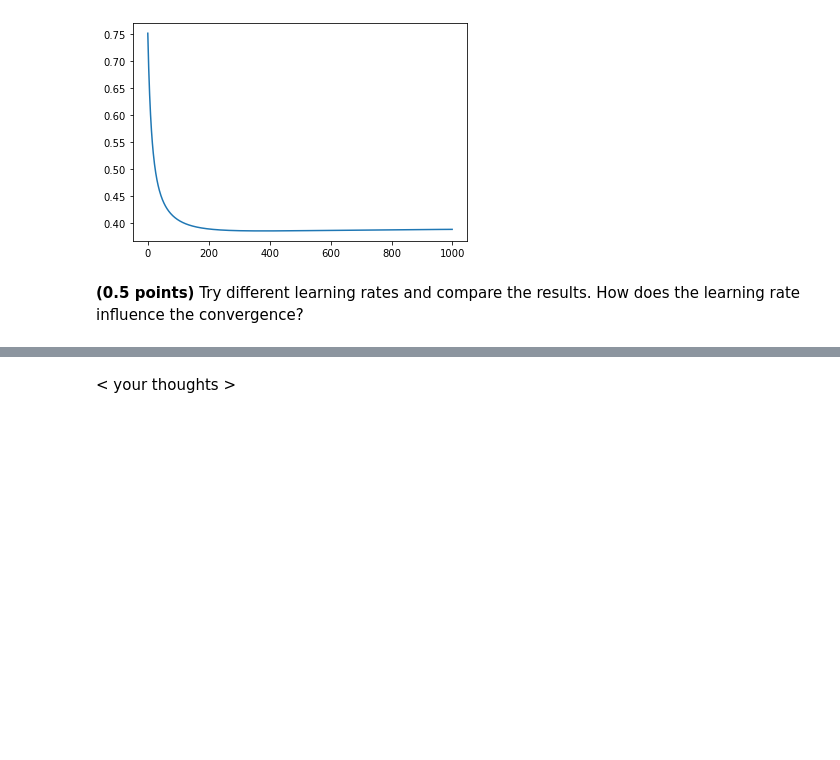
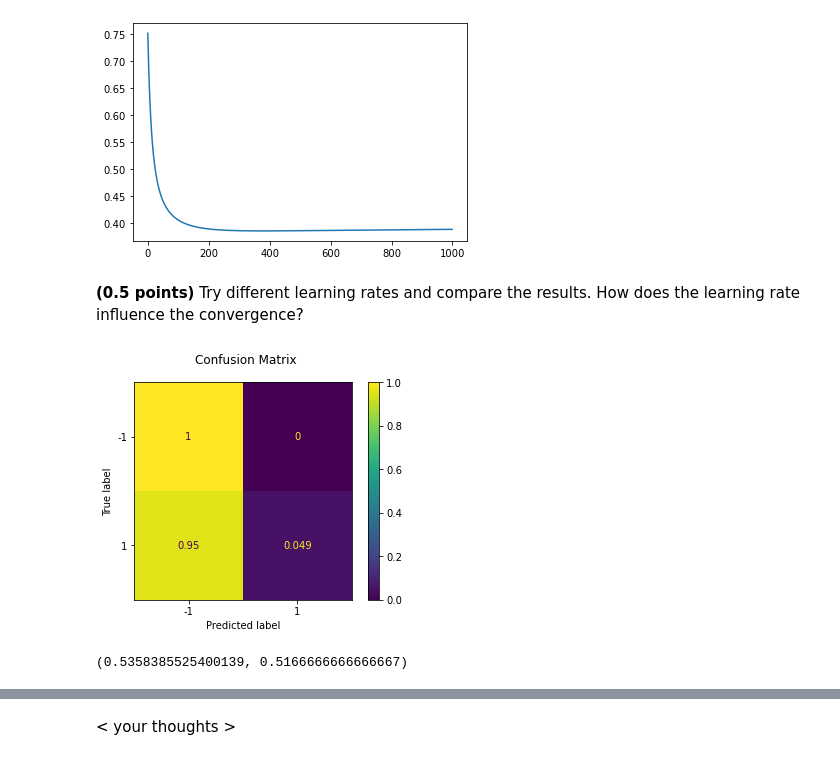
Before and after one commit to AndreiMedvedevSaratov/ml-5_classification_linear_knn, a Jupyter notebook: hw_classification.ipynb, the cells around one changed output, grey strips where cells are left out. Cells and saved outputs as stored; diff of their text form; code cells hidden in the pictures; blank space fills up the shorter version.

```diff
--- a/hw_classification.ipynb
+++ b/hw_classification.ipynb
@@ -197,0 +196,7 @@ plt.plot(model.loss_array);
+# %%
+## your code
+learning_rate = CustomLogisticRegression(eta=0.11)
+fit_evaluate(learning_rate, X_train, y_train, X_test, y_test)
+# %% [output]
+[figure, added]
+(0.5358385525400139, 0.5166666666666667)
```
Also changed, not shown: parts of 13 cells of this notebook.
